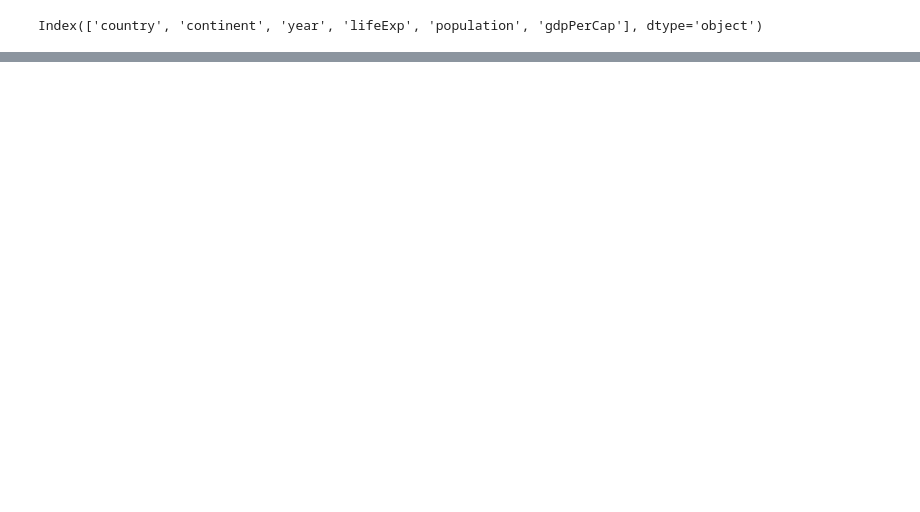
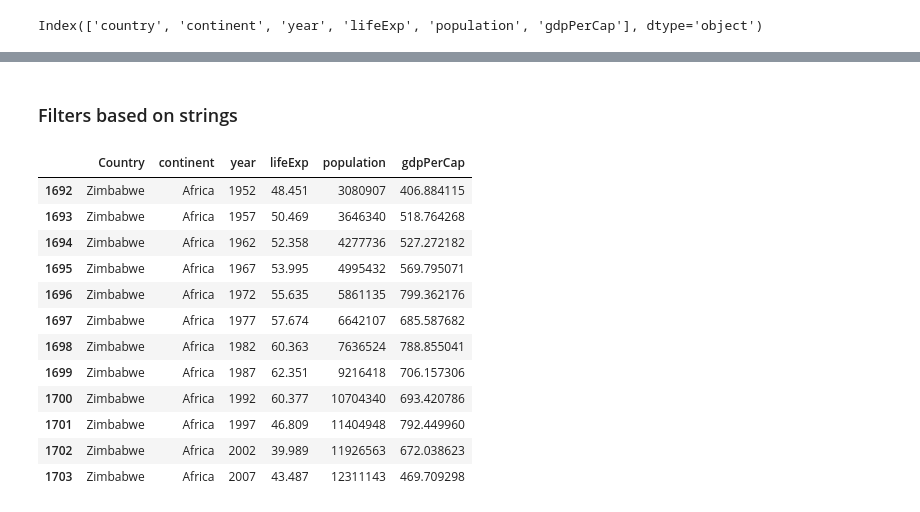
Before and after one commit to anant15/dl-tensorflow, a Jupyter notebook: 2-Pandas.ipynb, the cells around one changed output, grey strips where cells are left out. Drawn from its saved outputs; the diff is of its cells as text; code cells hidden in the pictures; blank space fills up the shorter version.

```diff
--- a/2-Pandas.ipynb
+++ b/2-Pandas.ipynb
@@ -92,0 +358,18 @@ Index(['country', 'continent', 'year', 'lifeExp', 'population', 'gdpPerCap'], dt
+# %% [markdown]
+### Filters based on strings
+# %%
+df.loc[df.Country=="Zimbabwe"]
+# %% [output]
+|  | Country | continent | year | lifeExp | population | gdpPerCap |
+| 1692 | Zimbabwe | Africa | 1952 | 48.451 | 3080907 | 406.884115 |
+| 1693 | Zimbabwe | Africa | 1957 | 50.469 | 3646340 | 518.764268 |
+| 1694 | Zimbabwe | Africa | 1962 | 52.358 | 4277736 | 527.272182 |
+| 1695 | Zimbabwe | Africa | 1967 | 53.995 | 4995432 | 569.795071 |
+| 1696 | Zimbabwe | Africa | 1972 | 55.635 | 5861135 | 799.362176 |
+| 1697 | Zimbabwe | Africa | 1977 | 57.674 | 6642107 | 685.587682 |
+| 1698 | Zimbabwe | Africa | 1982 | 60.363 | 7636524 | 788.855041 |
+| 1699 | Zimbabwe | Africa | 1987 | 62.351 | 9216418 | 706.157306 |
+| 1700 | Zimbabwe | Africa | 1992 | 60.377 | 10704340 | 693.420786 |
+| 1701 | Zimbabwe | Africa | 1997 | 46.809 | 11404948 | 792.449960 |
+| 1702 | Zimbabwe | Africa | 2002 | 39.989 | 11926563 | 672.038623 |
+| 1703 | Zimbabwe | Africa | 2007 | 43.487 | 12311143 | 469.709298 |
```
Also changed, not shown: parts of 69 cells of this notebook, 2 other files.
